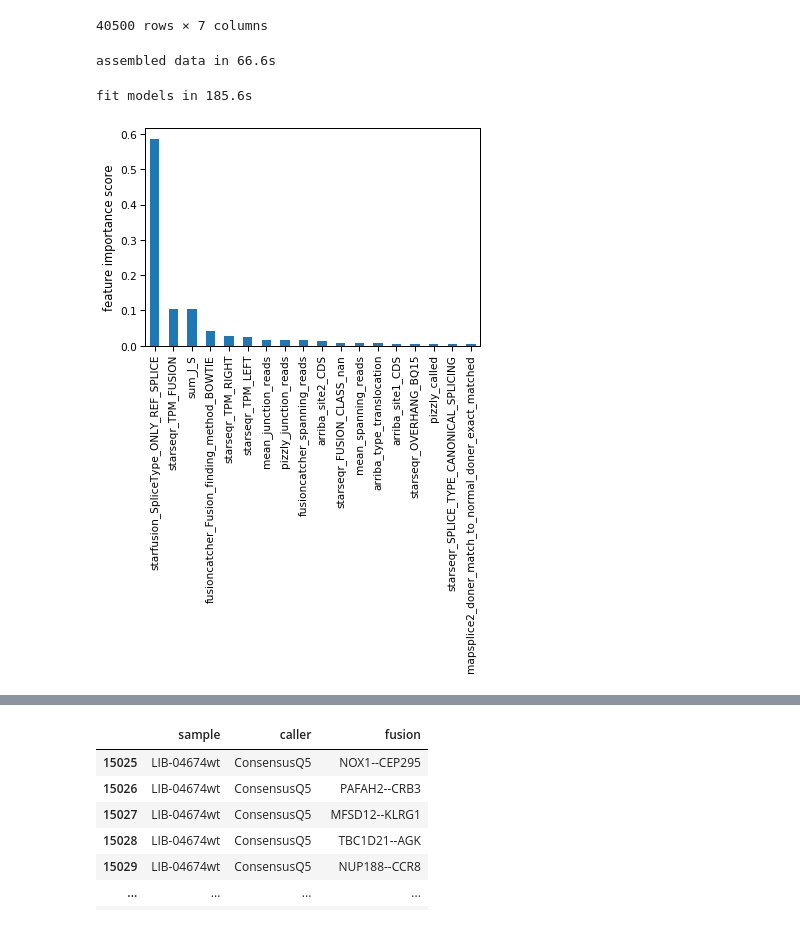
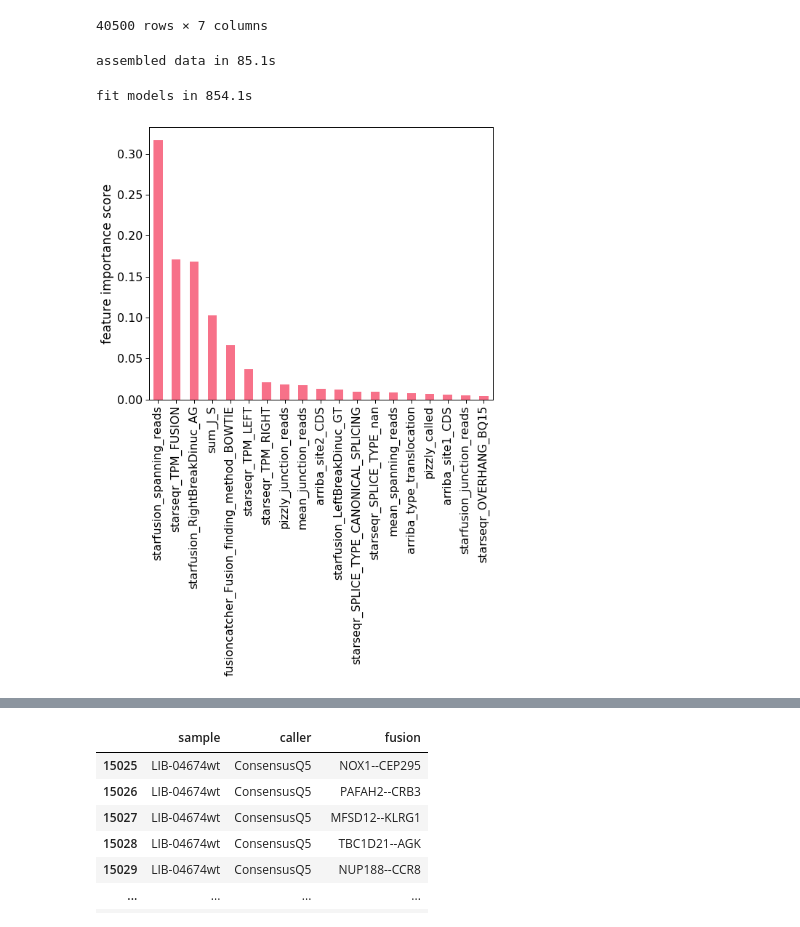
Before and after one commit to olopade-lab/fusion-ensembler, a Jupyter notebook: notebooks/polyfuse-50.ipynb, the cells around one changed output, grey strips where cells are left out. Saved outputs shown, nothing was run; the diff lists cells and outputs as text; code cells hidden in the pictures.

```diff
--- a/notebooks/polyfuse-50.ipynb
+++ b/notebooks/polyfuse-50.ipynb
@@ -77,10 +77,10 @@ training_samples = samples[:int(len(samples) * training_fraction)]
 testing_samples = samples[int(len(samples) * training_fraction):]
 # %%
 start = time.time()
-x_train, y_train = apps.assemble_data(training_samples, callers, out_dir, encoded_features=encoded_features, extra_features=extra_features)
+x_train, y_train = apps.assemble_data(training_samples, callers, out_dir)
 print('assembled data in {:.1f}s'.format((time.time() - start)))
 # %% [output]
-assembled data in 66.6s
+assembled data in 85.1s
 # %%
 start = time.time()
 os.makedirs(os.path.join(out_dir, 'models'), exist_ok=True)
@@ -100,71 +100,68 @@ optimized_features = [
     'mean_spanning_reads', 'mean_junction_reads', 'fusioncatcher_spanning_reads',
     'pizzly_called', 'pizzly_junction_reads', 'starseqr_OVERHANG_BQ15', 'starseqr_TPM_FUSION',
     'starseqr_TPM_LEFT', 'starseqr_TPM_RIGHT', 'sum_J_S', 'fusioncatcher_Fusion_finding_method_BOWTIE',
     'starseqr_FUSION_CLASS_nan', 'starseqr_SPLICE_TYPE_CANONICAL_SPLICING',
     'mapsplice2_doner_match_to_normal_doner_exact_matched', 'starfusion_SpliceType_ONLY_REF_SPLICE',
     'arriba_site1_CDS', 'arriba_site2_CDS', 'arriba_type_translocation'
 ]
+optimized_features = [
+    'mean_spanning_reads', 'mean_junction_reads', 'starfusion_spanning_reads', 'starfusion_junction_reads',
+    'pizzly_called', 'pizzly_junction_reads', 'starseqr_OVERHANG_BQ15', 'starseqr_TPM_FUSION', 'starseqr_TPM_LEFT',
+    'starseqr_TPM_RIGHT', 'sum_J_S', 'fusioncatcher_Fusion_finding_method_BOWTIE',
+    'starseqr_SPLICE_TYPE_CANONICAL_SPLICING', 'starseqr_SPLICE_TYPE_nan', 'starfusion_LeftBreakDinuc_GT',
+    'starfusion_RightBreakDinuc_AG', 'arriba_site1_CDS', 'arriba_site2_CDS', 'arriba_type_translocation'
+]
 classifiers = []
 for features in [
             #base_columns,
             optimized_features
         ]:
-    #label = 'LSVC{}features'.format(len(features))
-    #trans = 'flatten'
-    #classifier = svm.LinearSVC(probability=True)
-    #print(label, classifier.get_params())
-    #classifier.fit(getattr(transformations, trans)(x_train[features]), y_train)
-    #joblib.dump(classifier, os.path.join(model_dir, label + '.joblib'))
-    #classifiers += [(features, label, trans)]
+    label = 'DefaultSVC{}F'.format(len(features))
+    trans = 'flatten'
+    classifier = svm.SVC(probability=True)
+    classifier.fit(getattr(transformations, trans)(x_train[features]), y_train)
+    joblib.dump(classifier, os.path.join(model_dir, label + '.joblib'))
+    classifiers += [(features, label, trans)]
 
+    label = 'SVC{}F'.format(len(features))
+    trans = 'flatten'
+    classifier = svm.SVC(C=10, gamma='auto', probability=True)
+    classifier.fit(getattr(transformations, trans)(x_train[features]), y_train)
+    joblib.dump(classifier, os.path.join(model_dir, label + '.joblib'))
+    classifiers += [(features, label, trans)]
 
-    #label = 'DefaultSVC{}features'.format(len(features))
-    #trans = 'flatten'
-    #classifier = svm.SVC(probability=True)
-    #classifier.fit(getattr(transformations, trans)(x_train[features]), y_train)
-    #joblib.dump(classifier, os.path.join(model_dir, label + '.joblib'))
-    #classifiers += [(features, label, trans)]
+    label = 'RFC{}F'.format(len(features))
+    trans = 'noop'
+    classifier = ensemble.RandomForestClassifier()
+    classifier.fit(getattr(transformations, trans)(x_train[features]), y_train)
+    joblib.dump(classifier, os.path.join(model_dir, label + '.joblib'))
+    classifiers += [(features, label, trans)]
 
-    #label = 'SVC{}Features'.format(len(features))
-    #trans = 'flatten'
-    #classifier = svm.SVC(C=10, gamma='auto', probability=True)
-    #print(label, classifier.get_params())
-    #classifier.fit(getattr(transformations, trans)(x_train[features]), y_train)
-    #joblib.dump(classifier, os.path.join(model_dir, label + '.joblib'))
-    #classifiers += [(features, label, trans)]
-
-    #label = 'RFC{}F'.format(len(features))
-    #trans = 'noop'
-    #classifier = ensemble.RandomForestClassifier()
-    #classifier.fit(getattr(transformations, trans)(x_train[features]), y_train)
-    #joblib.dump(classifier, os.path.join(model_dir, label + '.joblib'))
-    #classifiers += [(features, label, trans)]
-
+    label = 'DefaultGBC{}F'.format(len(features))
+    trans = 'noop'
+    classifier = ensemble.GradientBoostingClassifier()
+    classifier.fit(getattr(transformations, trans)(x_train[features]), y_train)
+    joblib.dump(classifier, os.path.join(model_dir, label + '.joblib'))
+    classifiers += [(features, label, trans)]
 
     label = 'GBC{}F'.format(len(features))
     trans = 'noop'
     classifier = ensemble.GradientBoostingClassifier(learning_rate=0.05, n_estimators=1250, subsample=1.)
     classifier.fit(getattr(transformations, trans)(x_train[features]), y_train)
     joblib.dump(classifier, os.path.join(model_dir, label + '.joblib'))
     classifiers += [(features, label, trans)]
 
-    plt.figure()
+    plt.figure(figsize=(8, 11))
     feature_importances = pd.Series(classifier.feature_importances_, features).sort_values(ascending=False)
     feature_importances.plot(kind='bar')
     plt.ylabel('feature importance score')
-
-    label = 'DefaultGBC{}F'.format(len(features))
-    trans = 'noop'
-    classifier = ensemble.GradientBoostingClassifier()
-    classifier.fit(getattr(transformations, trans)(x_train[features]), y_train)
-    joblib.dump(classifier, os.path.join(model_dir, label + '.joblib'))
-    classifiers += [(features, label, trans)]
+    plt.savefig('plots/GBC_feature_importances.pdf')
 
 
 print('fit models in {:.1f}s'.format((time.time() - start)))
 # %% [output]
-fit models in 185.6s
+fit models in 854.1s
-[figure, old version]
+[figure, new version]
 # %%
 with open(os.path.join(model_dir, 'classifiers.pkl'), 'wb') as f:
     pickle.dump(classifiers, f)
```
Also changed, not shown: parts of 9 cells of this notebook, 2 other files.
